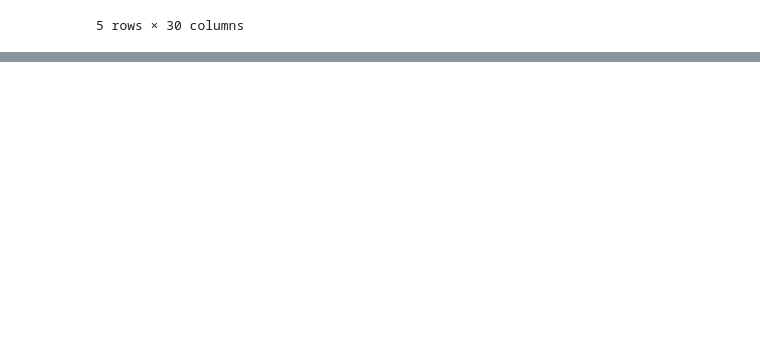
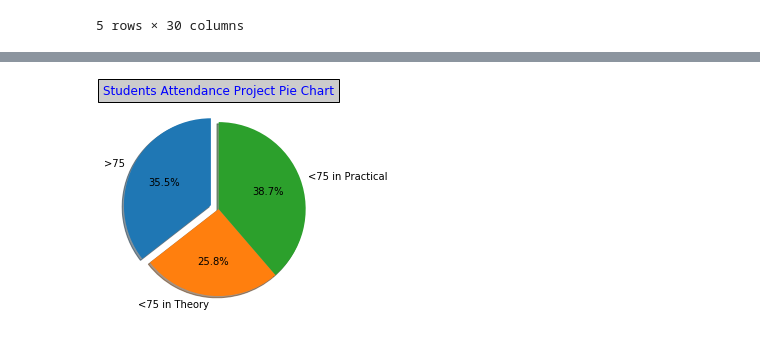
Before and after one commit to RobinDhull/Student-Attendance-Report-Project-Using-Python-Pandas-, a Jupyter notebook: BA Project.ipynb, the cells around one changed output, grey strips where cells are left out. Cells and saved outputs as stored; diff of their text form; code cells hidden in the pictures; blank space fills up the shorter version.

```diff
--- a/BA Project.ipynb
+++ b/BA Project.ipynb
@@ -135,0 +182,7 @@ df_new.to_csv('Attendance_OK.csv')
+# %%
+explode= (0.1,0,0)
+plt.pie(NumberOfStudents, labels = Attendance, explode=explode, shadow=True, autopct='%1.1f%%',startangle=90)
+plt.title('Students Attendance Project Pie Chart',bbox={'facecolor':'0.8', 'pad':5,},color='Blue')
+plt.show()
+# %% [output]
+[figure, added]
```
Also changed, not shown: parts of 32 cells of this notebook.
